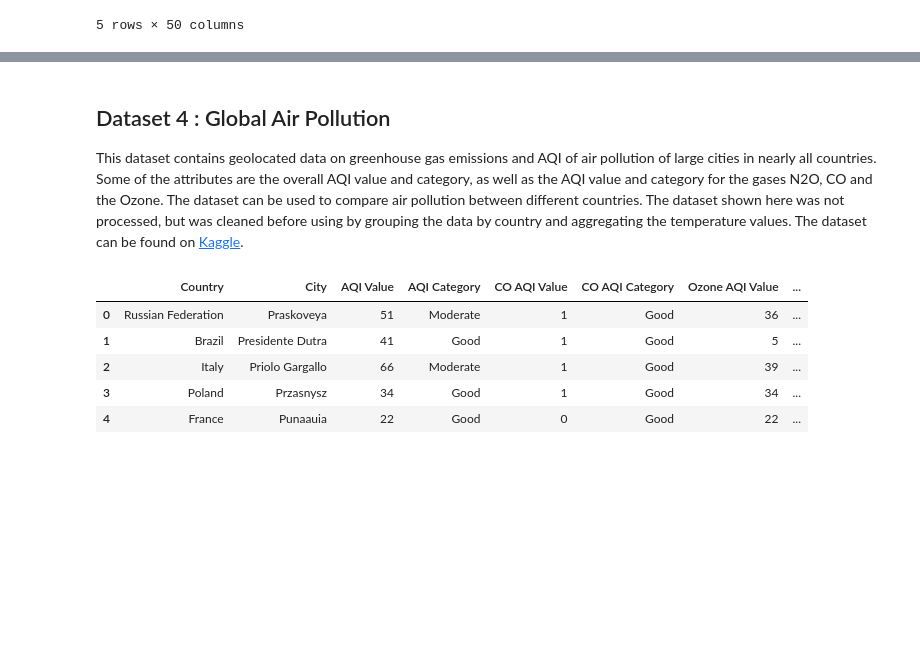
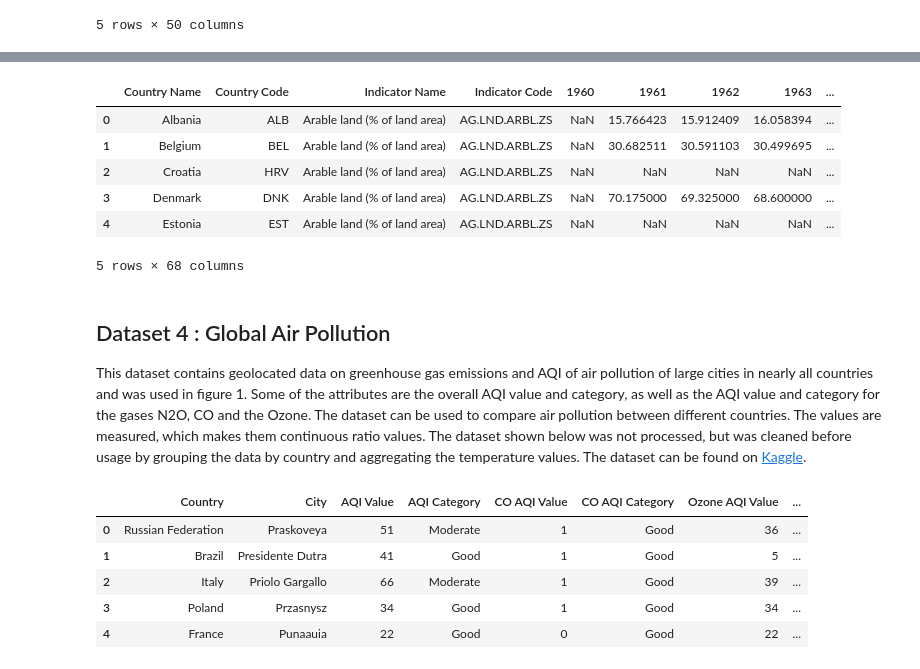
Before and after one commit to ross-geurts/infovis, a Jupyter notebook: _build/jupyter_execute/docs/data_preprocessed.ipynb, the cells around one changed output, grey strips where cells are left out. Cells and saved outputs as stored; diff of their text form; code cells hidden in the pictures; blank space fills up the shorter version.

```diff
--- a/_build/jupyter_execute/docs/data_preprocessed.ipynb
+++ b/_build/jupyter_execute/docs/data_preprocessed.ipynb
@@ -45,7 +39,18 @@ eu_country_profile.head()
+# %%
+df_arable = pd.read_csv("../datasets/EUonly_arable_land_dataset.csv")
+df_arable.head()
+# %% [output]
+|  | Country Name | Country Code | Indicator Name | Indicator Code | 1960 | 1961 | 1962 | 1963 | ... |
+| 0 | Albania | ALB | Arable land (% of land area) | AG.LND.ARBL.ZS | NaN | 15.766423 | 15.912409 | 16.058394 | ... |
+| 1 | Belgium | BEL | Arable land (% of land area) | AG.LND.ARBL.ZS | NaN | 30.682511 | 30.591103 | 30.499695 | ... |
+| 2 | Croatia | HRV | Arable land (% of land area) | AG.LND.ARBL.ZS | NaN | NaN | NaN | NaN | ... |
+| 3 | Denmark | DNK | Arable land (% of land area) | AG.LND.ARBL.ZS | NaN | 70.175000 | 69.325000 | 68.600000 | ... |
+| 4 | Estonia | EST | Arable land (% of land area) | AG.LND.ARBL.ZS | NaN | NaN | NaN | NaN | ... |
+5 rows × 68 columns
 # %% [markdown]
 ## Dataset 4 : Global Air Pollution
 
-This dataset contains geolocated data on greenhouse gas emissions and AQI of air pollution of large cities in nearly all countries. Some of the attributes are the overall AQI value and category, as well as the AQI value and category for the gases N2O, CO and the Ozone. The dataset can be used to compare air pollution between different countries. The dataset shown here was not processed, but was cleaned before using by grouping the data by country and aggregating the temperature values. The dataset can be found on <a href='https://www.kaggle.com/datasets/hasibalmuzdadid/global-air-pollution-dataset'>Kaggle</a>.
+This dataset contains geolocated data on greenhouse gas emissions and AQI of air pollution of large cities in nearly all countries and was used in figure 1. Some of the attributes are the overall AQI value and category, as well as the AQI value and category for the gases N2O, CO and the Ozone. The dataset can be used to compare air pollution between different countries. The values are measured, which makes them continuous ratio values. The dataset shown below was not processed, but was cleaned before usage by grouping the data by country and aggregating the temperature values. The dataset can be found on <a href='https://www.kaggle.com/datasets/hasibalmuzdadid/global-air-pollution-dataset'>Kaggle</a>.
 # %%
 df_pollution = pd.read_csv("../datasets/global_air_pollution_dataset.csv")
 df_pollution.head()
```
Also changed, not shown: parts of 7 cells of this notebook, 21 other files.
